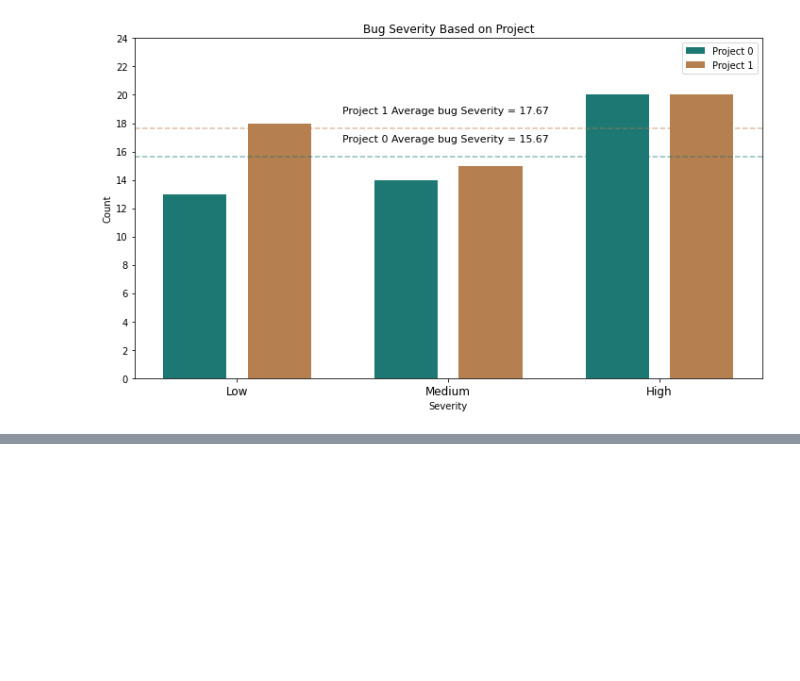
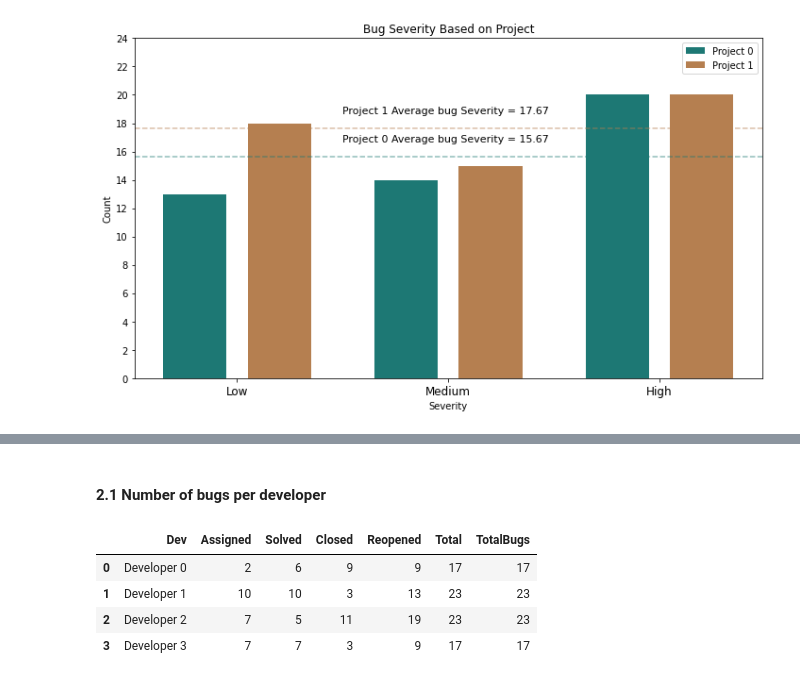
Before and after one commit to YazeedS/QAProject, a Jupyter notebook: HW2.ipynb, the cells around one changed output, grey strips where cells are left out. Saved outputs shown, nothing was run; the diff lists cells and outputs as text; code cells hidden in the pictures; blank space fills up the shorter version.

```diff
--- a/HW2.ipynb
+++ b/HW2.ipynb
@@ -224,0 +225,2 @@ plt.show()
+# %% [markdown]
+#### 2.1 Number of bugs per developer
@@ -224,0 +240,8 @@ plt.show()
+# %%
+devs_bugs
+# %% [output]
+|  | Dev | Assigned | Solved | Closed | Reopened | Total | TotalBugs |
+| 0 | Developer 0 | 2 | 6 | 9 | 9 | 17 | 17 |
+| 1 | Developer 1 | 10 | 10 | 3 | 13 | 23 | 23 |
+| 2 | Developer 2 | 7 | 5 | 11 | 19 | 23 | 23 |
+| 3 | Developer 3 | 7 | 7 | 3 | 9 | 17 | 17 |
```
Also changed, not shown: parts of 26 cells of this notebook.
